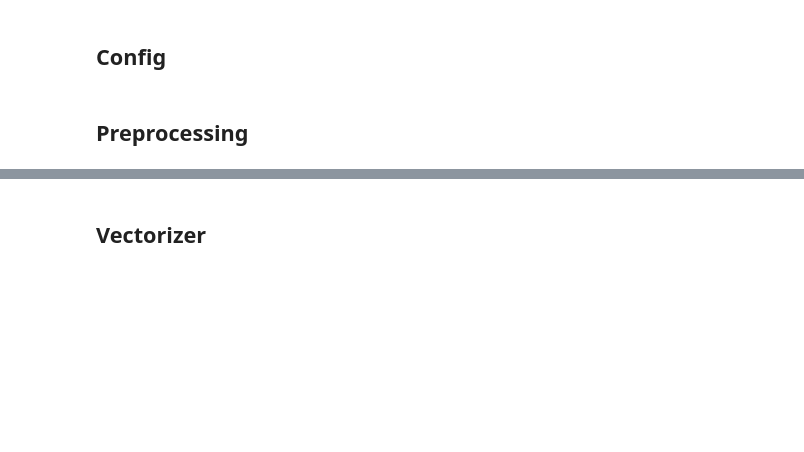
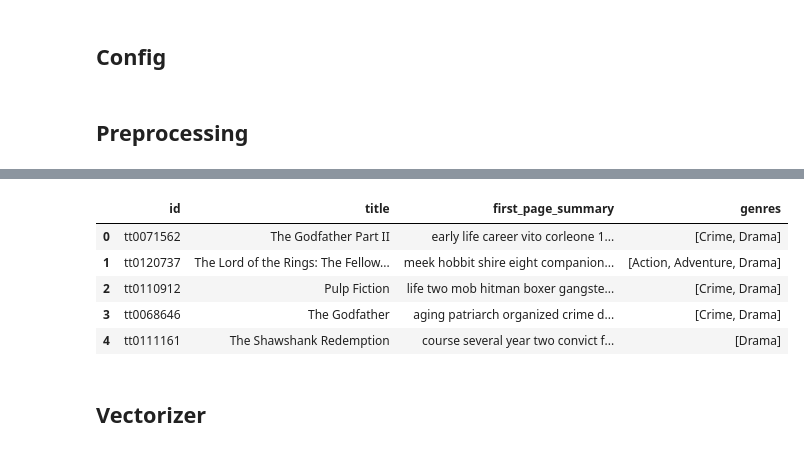
Before and after one commit to Mahan-Bayhaghi/IMDb-IR, a Jupyter notebook: Logic/core/rag/RAG_Mask.ipynb, the cells around one changed output, grey strips where cells are left out. Saved outputs shown, nothing was run; the diff lists cells and outputs as text; code cells hidden in the pictures; blank space fills up the shorter version.

```diff
--- a/Logic/core/rag/RAG_Mask.ipynb
+++ b/Logic/core/rag/RAG_Mask.ipynb
@@ -39,9 +40,32 @@ df.head(5)
 # %%
 import os
+
+import nltk
+from nltk.corpus import stopwords
+from nltk.tokenize import word_tokenize
+from nltk.stem import WordNetLemmatizer
+
+nltk.download('stopwords')
+nltk.download('wordnet')
 
 os.makedirs('./data', exist_ok=True)
 
 # preprocess your data and only store the needed data as the context window for embedding model is limited
+def preprocess_text(text):
+    text = text.lower()
+    tokens = word_tokenize(text)
+    tokens = [word for word in tokens if word.isalnum()]
+    stop_words = set(stopwords.words('english'))
+    tokens = [word for word in tokens if word not in stop_words]
+    lemmatizer = WordNetLemmatizer()
+    tokens = [lemmatizer.lemmatize(word) for word in tokens]
+    preprocessed_text = ' '.join(tokens)
+    return preprocessed_text
+
 df = df.loc[:, df.columns.intersection(['id', 'title', 'genres', 'first_page_summary'])]
+df = df.dropna(subset=['id', 'title', 'genres', 'first_page_summary'])
+df['first_page_summary'] = df['first_page_summary'].apply(preprocess_text)
 
 df.to_csv('./data/imdb.csv', index=False)
+df.head()
+# %% [output]
@@ -48,3 +76,9 @@ df.to_csv('./data/imdb.csv', index=False)
+|  | id | title | first_page_summary | genres |
+| 0 | tt0071562 | The Godfather Part II | early life career vito corleone 1... | [Crime, Drama] |
+| 1 | tt0120737 | The Lord of the Rings: The Fellow... | meek hobbit shire eight companion... | [Action, Adventure, Drama] |
+| 2 | tt0110912 | Pulp Fiction | life two mob hitman boxer gangste... | [Crime, Drama] |
+| 3 | tt0068646 | The Godfather | aging patriarch organized crime d... | [Crime, Drama] |
+| 4 | tt0111161 | The Shawshank Redemption | course several year two convict f... | [Drama] |
 # %% [markdown]
 ## Vectorizer
 # %% [markdown]
```
Also changed, not shown: parts of 13 cells of this notebook.
